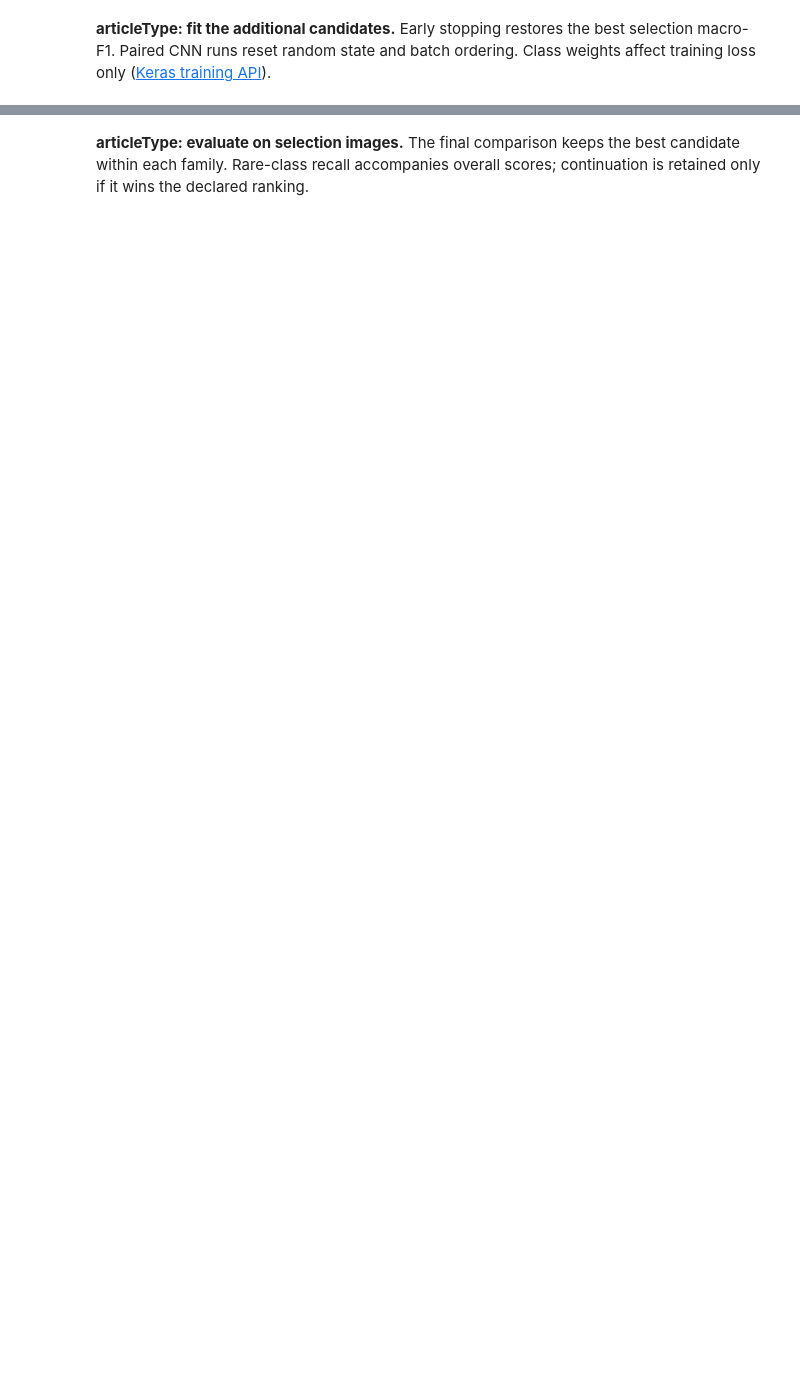
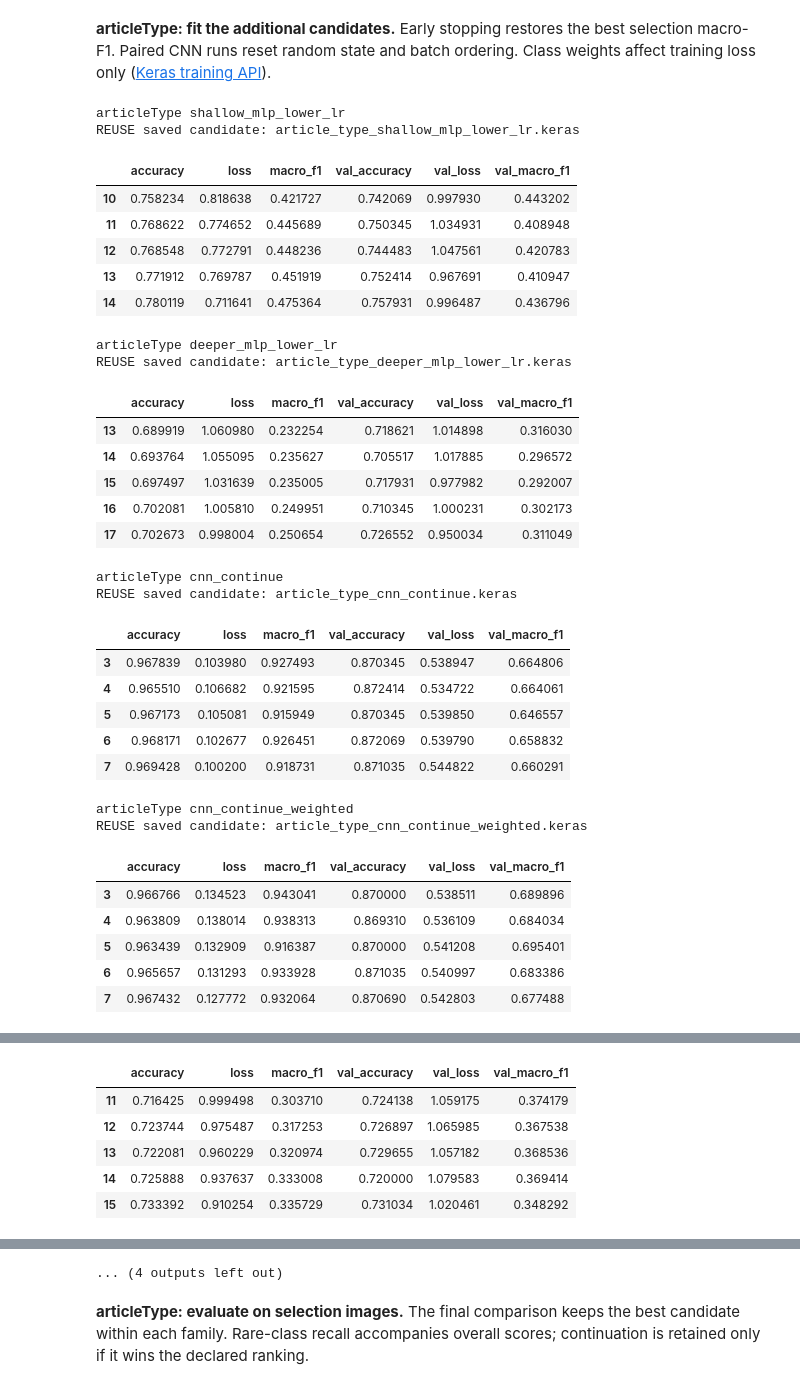
Before and after one commit to khoileuser/fashion-intelligence-classification, a Jupyter notebook: notebooks-test/task1_article_type_classification.ipynb, the cells around one changed output, grey strips where cells are left out. Drawn from its saved outputs; the diff is of its cells as text; code cells hidden in the pictures; blank space fills up the shorter version.

```diff
--- a/notebooks-test/task1_article_type_classification.ipynb
+++ b/notebooks-test/task1_article_type_classification.ipynb
@@ -749,0 +839,45 @@ for method, config in PARAMETER_CONFIGS_articleType.items():
+# %%
+for method, config in PARAMETER_CONFIGS_articleType.items():
+    keras.utils.set_random_seed(SEED)
+    loaders['articleType']['train'].reset()
+    callbacks = [keras.callbacks.EarlyStopping(monitor='val_macro_f1', mode='max', patience=4, restore_best_weights=True)]
+    print('articleType', method, flush=True)
+    if not reuse_candidate('articleType', method):
+        fitted = models['articleType'][method].fit(loaders['articleType']['train'], validation_data=loaders['articleType']['selection'], epochs=config['epochs'], callbacks=callbacks, class_weight=class_weights_articleType if config['weighted'] else None, shuffle=False, verbose=2)
+        histories['articleType'][method] = pd.DataFrame(fitted.history)
+        export_candidate('articleType', method)
+    histories['articleType'][method].to_csv(RESULTS / f"{stem_for('articleType')}_{method}_history.csv", index=False)
+    display(histories['articleType'][method].tail())
+# %% [output]
+articleType shallow_mlp_lower_lr
+REUSE saved candidate: article_type_shallow_mlp_lower_lr.keras
+|  | accuracy | loss | macro_f1 | val_accuracy | val_loss | val_macro_f1 |
+| 10 | 0.758234 | 0.818638 | 0.421727 | 0.742069 | 0.997930 | 0.443202 |
+| 11 | 0.768622 | 0.774652 | 0.445689 | 0.750345 | 1.034931 | 0.408948 |
+| 12 | 0.768548 | 0.772791 | 0.448236 | 0.744483 | 1.047561 | 0.420783 |
+| 13 | 0.771912 | 0.769787 | 0.451919 | 0.752414 | 0.967691 | 0.410947 |
+| 14 | 0.780119 | 0.711641 | 0.475364 | 0.757931 | 0.996487 | 0.436796 |
+articleType deeper_mlp_lower_lr
+REUSE saved candidate: article_type_deeper_mlp_lower_lr.keras
+|  | accuracy | loss | macro_f1 | val_accuracy | val_loss | val_macro_f1 |
+| 13 | 0.689919 | 1.060980 | 0.232254 | 0.718621 | 1.014898 | 0.316030 |
+| 14 | 0.693764 | 1.055095 | 0.235627 | 0.705517 | 1.017885 | 0.296572 |
+| 15 | 0.697497 | 1.031639 | 0.235005 | 0.717931 | 0.977982 | 0.292007 |
+| 16 | 0.702081 | 1.005810 | 0.249951 | 0.710345 | 1.000231 | 0.302173 |
+| 17 | 0.702673 | 0.998004 | 0.250654 | 0.726552 | 0.950034 | 0.311049 |
+articleType cnn_continue
+REUSE saved candidate: article_type_cnn_continue.keras
+|  | accuracy | loss | macro_f1 | val_accuracy | val_loss | val_macro_f1 |
+| 3 | 0.967839 | 0.103980 | 0.927493 | 0.870345 | 0.538947 | 0.664806 |
+| 4 | 0.965510 | 0.106682 | 0.921595 | 0.872414 | 0.534722 | 0.664061 |
+| 5 | 0.967173 | 0.105081 | 0.915949 | 0.870345 | 0.539850 | 0.646557 |
+| 6 | 0.968171 | 0.102677 | 0.926451 | 0.872069 | 0.539790 | 0.658832 |
+| 7 | 0.969428 | 0.100200 | 0.918731 | 0.871035 | 0.544822 | 0.660291 |
+articleType cnn_continue_weighted
+REUSE saved candidate: article_type_cnn_continue_weighted.keras
+|  | accuracy | loss | macro_f1 | val_accuracy | val_loss | val_macro_f1 |
+| 3 | 0.966766 | 0.134523 | 0.943041 | 0.870000 | 0.538511 | 0.689896 |
+| 4 | 0.963809 | 0.138014 | 0.938313 | 0.869310 | 0.536109 | 0.684034 |
+| 5 | 0.963439 | 0.132909 | 0.916387 | 0.870000 | 0.541208 | 0.695401 |
+| 6 | 0.965657 | 0.131293 | 0.933928 | 0.871035 | 0.540997 | 0.683386 |
+| 7 | 0.967432 | 0.127772 | 0.932064 | 0.870690 | 0.542803 | 0.677488 |
@@ -749,0 +901,6 @@ for method, config in PARAMETER_CONFIGS_articleType.items():
+|  | accuracy | loss | macro_f1 | val_accuracy | val_loss | val_macro_f1 |
+| 11 | 0.716425 | 0.999498 | 0.303710 | 0.724138 | 1.059175 | 0.374179 |
+| 12 | 0.723744 | 0.975487 | 0.317253 | 0.726897 | 1.065985 | 0.367538 |
+| 13 | 0.722081 | 0.960229 | 0.320974 | 0.729655 | 1.057182 | 0.368536 |
+| 14 | 0.725888 | 0.937637 | 0.333008 | 0.720000 | 1.079583 | 0.369414 |
+| 15 | 0.733392 | 0.910254 | 0.335729 | 0.731034 | 1.020461 | 0.348292 |
@@ -750,3 +930,4 @@ for method, config in PARAMETER_CONFIGS_articleType.items():
+... (4 outputs left out)
 # %% [markdown]
 **articleType: evaluate on selection images.** The final comparison keeps the best candidate within each family. Rare-class recall accompanies overall scores; continuation is retained only if it wins the declared ranking.
 # %%
```
Also changed, not shown: parts of 90 cells of this notebook, 4 other files.
